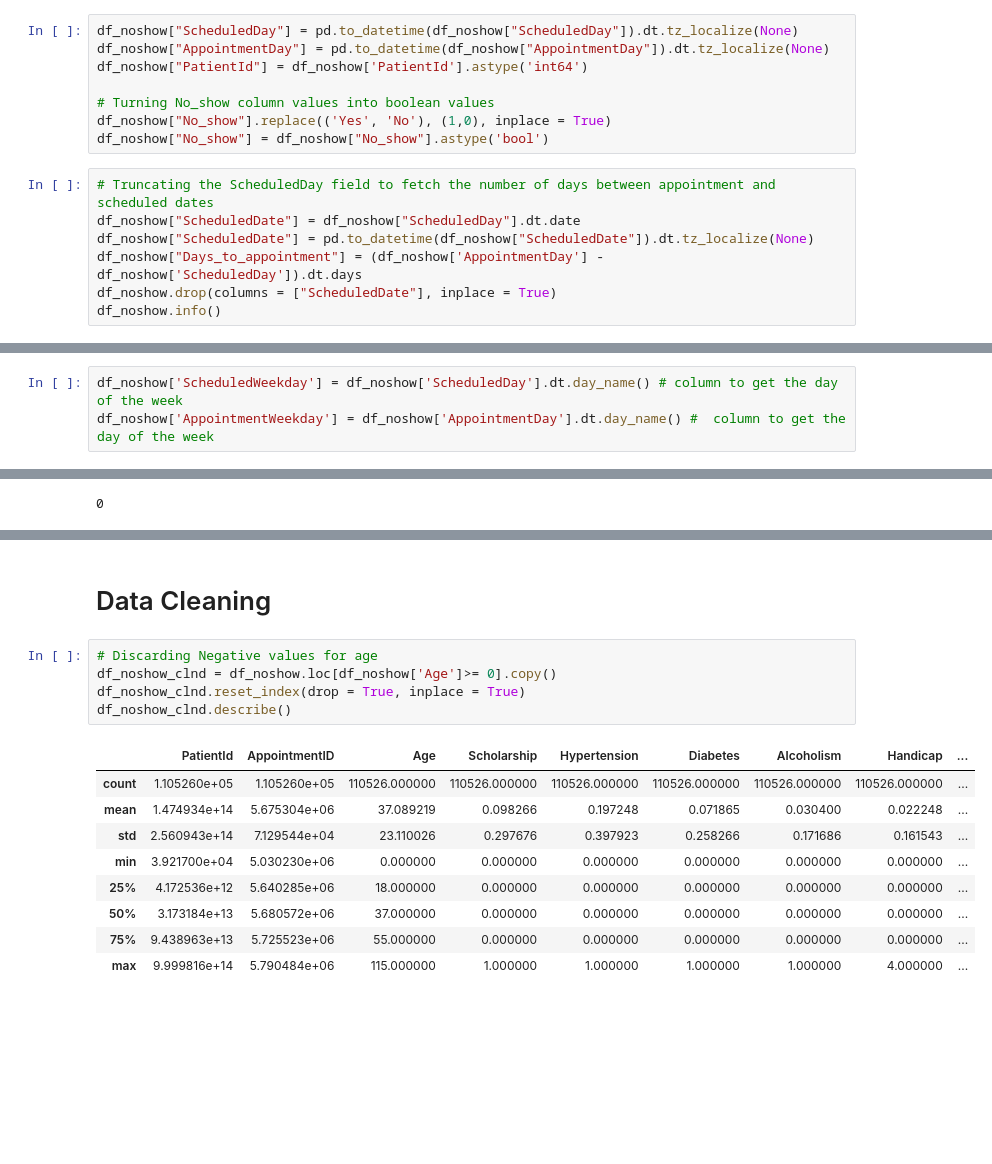
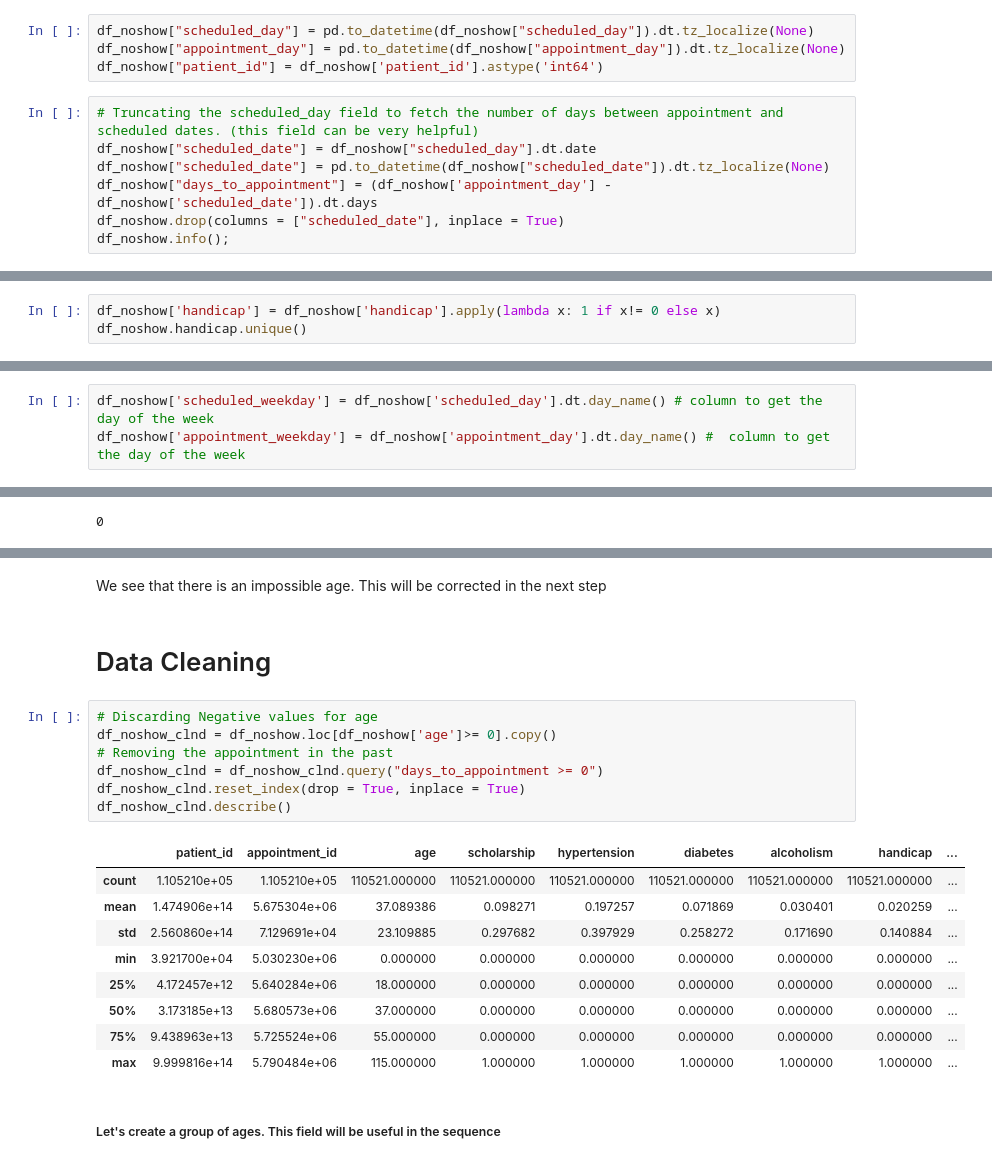
Before and after one commit to luiziurk/python_scripts, a Jupyter notebook: Datasets/project_2/Project 2_Udacity.ipynb, the cells around one changed output, grey strips where cells are left out. Drawn from its saved outputs; the diff is of its cells as text; blank space fills up the shorter version.

```diff
--- a/Datasets/project_2/Project 2_Udacity.ipynb
+++ b/Datasets/project_2/Project 2_Udacity.ipynb
@@ -57,18 +152,14 @@ df_noshow.head()
 # %%
-df_noshow["ScheduledDay"] = pd.to_datetime(df_noshow["ScheduledDay"]).dt.tz_localize(None)
-df_noshow["AppointmentDay"] = pd.to_datetime(df_noshow["AppointmentDay"]).dt.tz_localize(None)
-df_noshow["PatientId"] = df_noshow['PatientId'].astype('int64')
-
-# Turning No_show column values into boolean values
-df_noshow["No_show"].replace(('Yes', 'No'), (1,0), inplace = True)
-df_noshow["No_show"] = df_noshow["No_show"].astype('bool')
+df_noshow["scheduled_day"] = pd.to_datetime(df_noshow["scheduled_day"]).dt.tz_localize(None)
+df_noshow["appointment_day"] = pd.to_datetime(df_noshow["appointment_day"]).dt.tz_localize(None)
+df_noshow["patient_id"] = df_noshow['patient_id'].astype('int64')
 # %%
-# Truncating the ScheduledDay field to fetch the number of days between appointment and scheduled dates
-df_noshow["ScheduledDate"] = df_noshow["ScheduledDay"].dt.date
-df_noshow["ScheduledDate"] = pd.to_datetime(df_noshow["ScheduledDate"]).dt.tz_localize(None)
-df_noshow["Days_to_appointment"] = (df_noshow['AppointmentDay'] - df_noshow['ScheduledDay']).dt.days
-df_noshow.drop(columns = ["ScheduledDate"], inplace = True)
-df_noshow.info()
+# Truncating the scheduled_day field to fetch the number of days between appointment and scheduled dates. (this field can be very helpful)
+df_noshow["scheduled_date"] = df_noshow["scheduled_day"].dt.date
+df_noshow["scheduled_date"] = pd.to_datetime(df_noshow["scheduled_date"]).dt.tz_localize(None)
+df_noshow["days_to_appointment"] = (df_noshow['appointment_day'] - df_noshow['scheduled_date']).dt.days
+df_noshow.drop(columns = ["scheduled_date"], inplace = True)
+df_noshow.info();
 # %% [output]
 <class 'pandas.core.frame.DataFrame'>
 RangeIndex: 110527 entries, 0 to 110526
@@ -89,0 +203,3 @@ memory usage: 13.6+ MB
+# %%
+df_noshow['handicap'] = df_noshow['handicap'].apply(lambda x: 1 if x!= 0 else x)
+df_noshow.handicap.unique()
@@ -92,6 +222,6 @@ memory usage: 13.6+ MB
 # %%
-df_noshow['ScheduledWeekday'] = df_noshow['ScheduledDay'].dt.day_name() # column to get the day of the week
-df_noshow['AppointmentWeekday'] = df_noshow['AppointmentDay'].dt.day_name() #  column to get the day of the week
+df_noshow['scheduled_weekday'] = df_noshow['scheduled_day'].dt.day_name() # column to get the day of the week
+df_noshow['appointment_weekday'] = df_noshow['appointment_day'].dt.day_name() #  column to get the day of the week
 # %%
 df_noshow.tail()
 # %% [output]
@@ -122,17 +328,24 @@ df_noshow.describe()
+# %% [markdown]
+We see that there is an impossible age. This will be corrected in the next step
 # %% [markdown]
+<a id='clean'></a>
 # Data Cleaning
 # %%
 # Discarding Negative values for age
-df_noshow_clnd = df_noshow.loc[df_noshow['Age']>= 0].copy()
+df_noshow_clnd = df_noshow.loc[df_noshow['age']>= 0].copy()
+# Removing the appointment in the past
+df_noshow_clnd = df_noshow_clnd.query("days_to_appointment >= 0")
 df_noshow_clnd.reset_index(drop = True, inplace = True)
 df_noshow_clnd.describe()
 # %% [output]
-|  | PatientId | AppointmentID | Age | Scholarship | Hypertension | Diabetes | Alcoholism | Handicap | ... |
-| count | 1.105260e+05 | 1.105260e+05 | 110526.000000 | 110526.000000 | 110526.000000 | 110526.000000 | 110526.000000 | 110526.000000 | ... |
-| mean | 1.474934e+14 | 5.675304e+06 | 37.089219 | 0.098266 | 0.197248 | 0.071865 | 0.030400 | 0.022248 | ... |
-| std | 2.560943e+14 | 7.129544e+04 | 23.110026 | 0.297676 | 0.397923 | 0.258266 | 0.171686 | 0.161543 | ... |
+|  | patient_id | appointment_id | age | scholarship | hypertension | diabetes | alcoholism | handicap | ... |
+| count | 1.105210e+05 | 1.105210e+05 | 110521.000000 | 110521.000000 | 110521.000000 | 110521.000000 | 110521.000000 | 110521.000000 | ... |
+| mean | 1.474906e+14 | 5.675304e+06 | 37.089386 | 0.098271 | 0.197257 | 0.071869 | 0.030401 | 0.020259 | ... |
+| std | 2.560860e+14 | 7.129691e+04 | 23.109885 | 0.297682 | 0.397929 | 0.258272 | 0.171690 | 0.140884 | ... |
 | min | 3.921700e+04 | 5.030230e+06 | 0.000000 | 0.000000 | 0.000000 | 0.000000 | 0.000000 | 0.000000 | ... |
-| 25% | 4.172536e+12 | 5.640285e+06 | 18.000000 | 0.000000 | 0.000000 | 0.000000 | 0.000000 | 0.000000 | ... |
-| 50% | 3.173184e+13 | 5.680572e+06 | 37.000000 | 0.000000 | 0.000000 | 0.000000 | 0.000000 | 0.000000 | ... |
-| 75% | 9.438963e+13 | 5.725523e+06 | 55.000000 | 0.000000 | 0.000000 | 0.000000 | 0.000000 | 0.000000 | ... |
-| max | 9.999816e+14 | 5.790484e+06 | 115.000000 | 1.000000 | 1.000000 | 1.000000 | 1.000000 | 4.000000 | ... |
+| 25% | 4.172457e+12 | 5.640284e+06 | 18.000000 | 0.000000 | 0.000000 | 0.000000 | 0.000000 | 0.000000 | ... |
+| 50% | 3.173185e+13 | 5.680573e+06 | 37.000000 | 0.000000 | 0.000000 | 0.000000 | 0.000000 | 0.000000 | ... |
+| 75% | 9.438963e+13 | 5.725524e+06 | 55.000000 | 0.000000 | 0.000000 | 0.000000 | 0.000000 | 0.000000 | ... |
+| max | 9.999816e+14 | 5.790484e+06 | 115.000000 | 1.000000 | 1.000000 | 1.000000 | 1.000000 | 1.000000 | ... |
+# %% [markdown]
+##### Let's create a group of ages. This field will be useful in the sequence
```
Also changed, not shown: parts of 52 cells of this notebook.
